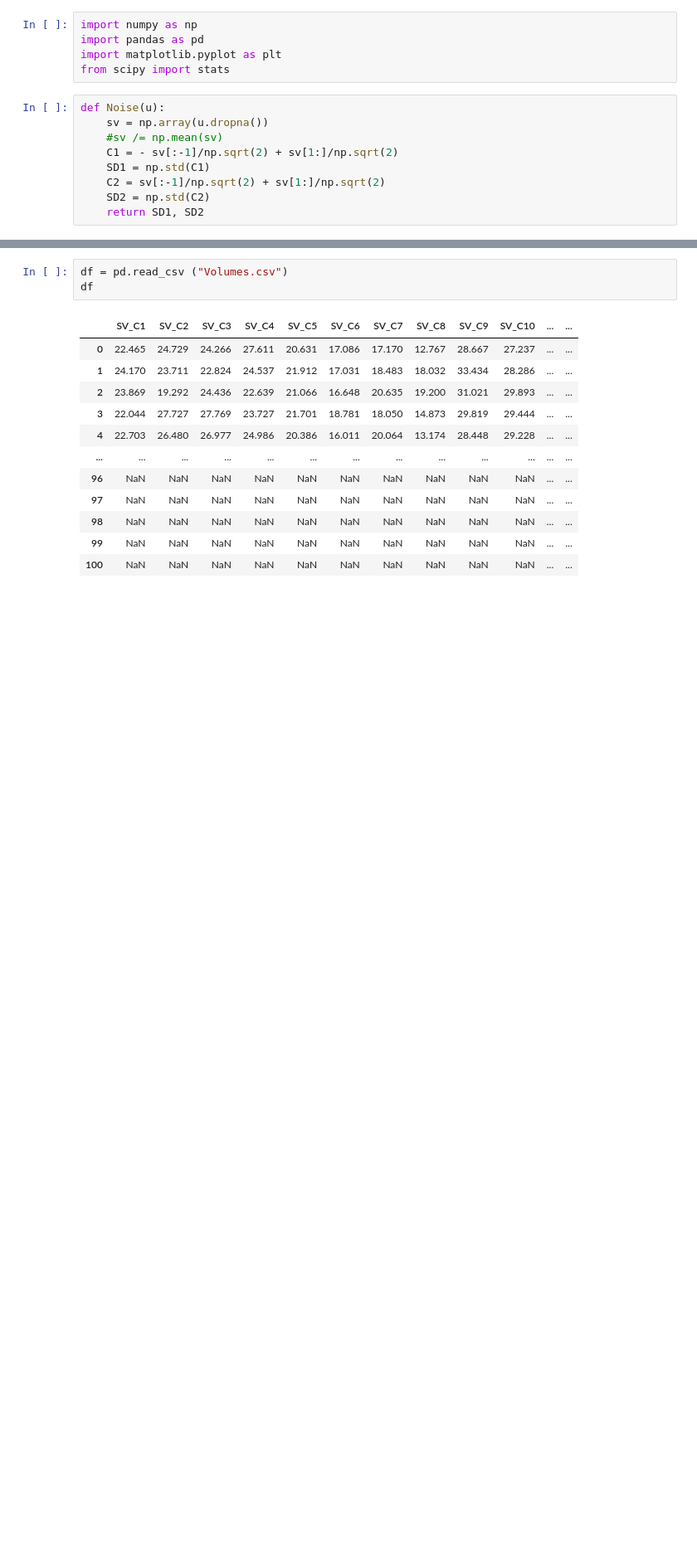
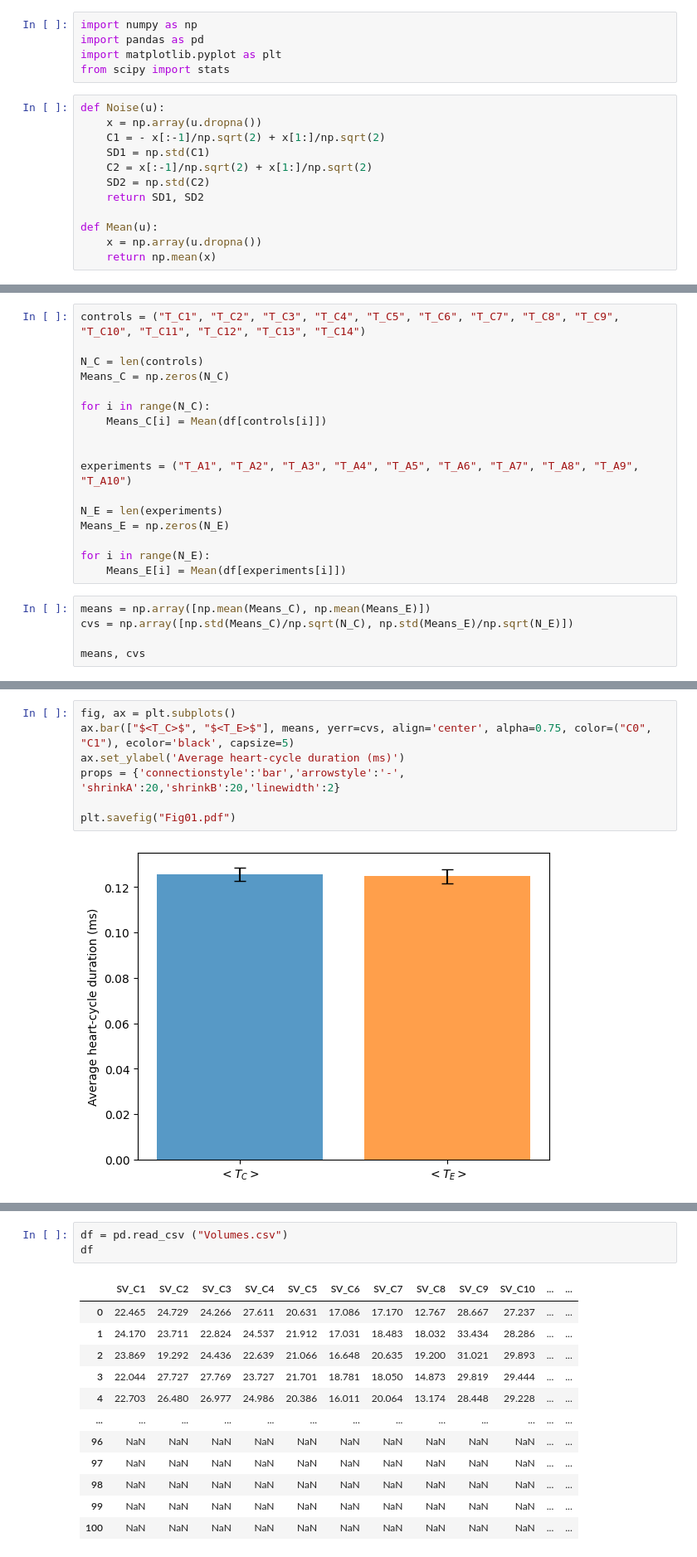
Before and after one commit to moises-santillan/HeartVariability, a Jupyter notebook: Code/HeartVariability.ipynb, the cells around one changed output, grey strips where cells are left out. Shown at 83% size. Drawn from its saved outputs; the diff is of its cells as text; blank space fills up the shorter version.

```diff
--- a/Code/HeartVariability.ipynb
+++ b/Code/HeartVariability.ipynb
@@ -5,10 +5,13 @@ import matplotlib.pyplot as plt
 from scipy import stats
 # %%
 def Noise(u):
-    sv = np.array(u.dropna())
-    #sv /= np.mean(sv)
-    C1 = - sv[:-1]/np.sqrt(2) + sv[1:]/np.sqrt(2)
+    x = np.array(u.dropna())
+    C1 = - x[:-1]/np.sqrt(2) + x[1:]/np.sqrt(2)
     SD1 = np.std(C1)
-    C2 = sv[:-1]/np.sqrt(2) + sv[1:]/np.sqrt(2)
+    C2 = x[:-1]/np.sqrt(2) + x[1:]/np.sqrt(2)
     SD2 = np.std(C2)
     return SD1, SD2
+
+def Mean(u):
+    x = np.array(u.dropna())
+    return np.mean(x)
@@ -14,0 +35,22 @@ def Noise(u):
+# %%
+controls = ("T_C1", "T_C2", "T_C3", "T_C4", "T_C5", "T_C6", "T_C7", "T_C8", "T_C9", "T_C10", "T_C11", "T_C12", "T_C13", "T_C14")
+
+N_C = len(controls)
+Means_C = np.zeros(N_C)
+
+for i in range(N_C):
+    Means_C[i] = Mean(df[controls[i]])
+
+
+experiments = ("T_A1", "T_A2", "T_A3", "T_A4", "T_A5", "T_A6", "T_A7", "T_A8", "T_A9", "T_A10")
+
+N_E = len(experiments)
+Means_E = np.zeros(N_E)
+
+for i in range(N_E):
+    Means_E[i] = Mean(df[experiments[i]])
+# %%
+means = np.array([np.mean(Means_C), np.mean(Means_E)])
+cvs = np.array([np.std(Means_C)/np.sqrt(N_C), np.std(Means_E)/np.sqrt(N_E)])
+
+means, cvs
@@ -14,0 +59,9 @@ def Noise(u):
+# %%
+fig, ax = plt.subplots()
+ax.bar(["$<T_C>$", "$<T_E>$"], means, yerr=cvs, align='center', alpha=0.75, color=("C0", "C1"), ecolor='black', capsize=5)
+ax.set_ylabel('Average heart-cycle duration (ms)')
+props = {'connectionstyle':'bar','arrowstyle':'-', 'shrinkA':20,'shrinkB':20,'linewidth':2}
+
+plt.savefig("Fig01.pdf")
+# %% [output]
+[figure, added]
```
Also changed, not shown: parts of 18 cells of this notebook, 13 other files.
